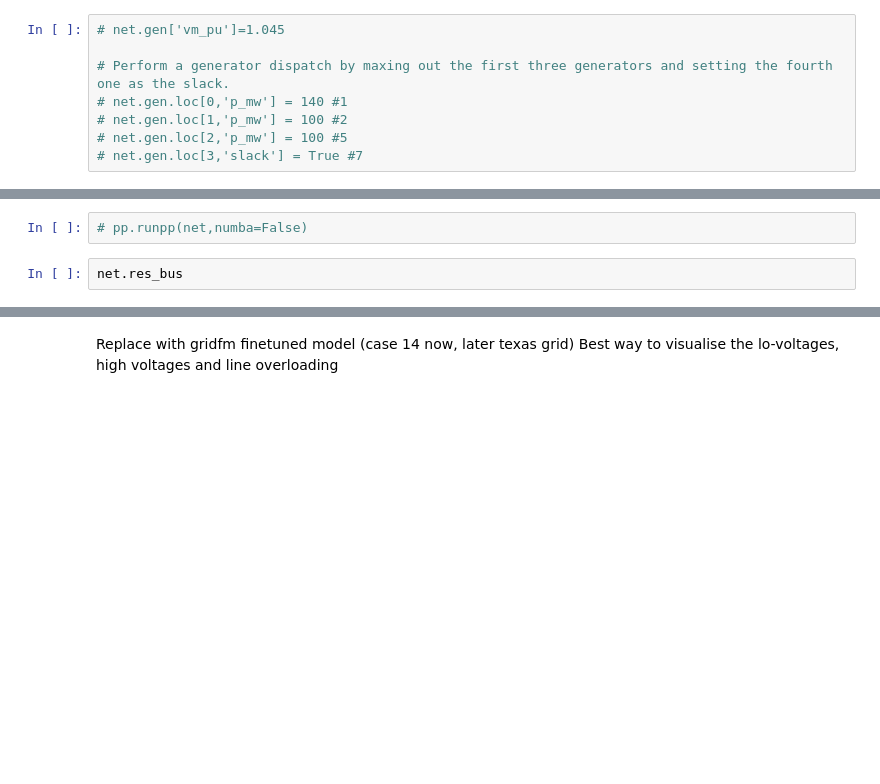
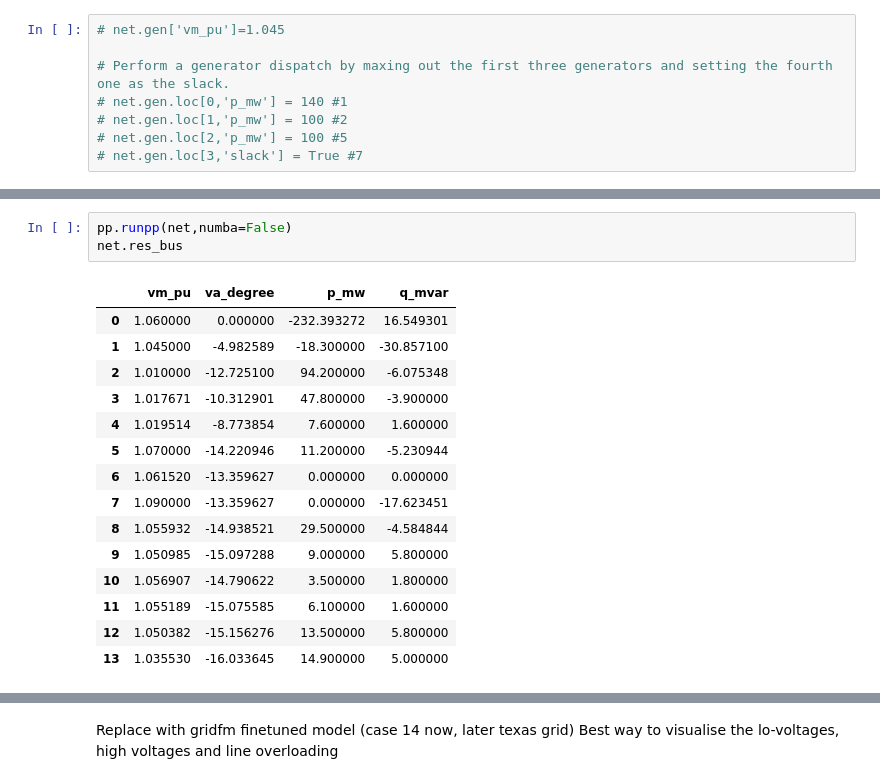
Before and after one commit to HHamann-SBU/GridSearch, a Jupyter notebook: notebooks/GridSearchSri3.ipynb, the cells around one changed output, grey strips where cells are left out. Cells and saved outputs as stored; diff of their text form; blank space fills up the shorter version.

```diff
--- a/notebooks/GridSearchSri3.ipynb
+++ b/notebooks/GridSearchSri3.ipynb
@@ -85,7 +103,22 @@ net.load
 # %%
-# pp.runpp(net,numba=False)
+pp.runpp(net,numba=False)
+net.res_bus
+# %% [output]
+|  | vm_pu | va_degree | p_mw | q_mvar |
+| 0 | 1.060000 | 0.000000 | -232.393272 | 16.549301 |
+| 1 | 1.045000 | -4.982589 | -18.300000 | -30.857100 |
+| 2 | 1.010000 | -12.725100 | 94.200000 | -6.075348 |
+| 3 | 1.017671 | -10.312901 | 47.800000 | -3.900000 |
+| 4 | 1.019514 | -8.773854 | 7.600000 | 1.600000 |
+| 5 | 1.070000 | -14.220946 | 11.200000 | -5.230944 |
+| 6 | 1.061520 | -13.359627 | 0.000000 | 0.000000 |
+| 7 | 1.090000 | -13.359627 | 0.000000 | -17.623451 |
+| 8 | 1.055932 | -14.938521 | 29.500000 | -4.584844 |
+| 9 | 1.050985 | -15.097288 | 9.000000 | 5.800000 |
+| 10 | 1.056907 | -14.790622 | 3.500000 | 1.800000 |
+| 11 | 1.055189 | -15.075585 | 6.100000 | 1.600000 |
+| 12 | 1.050382 | -15.156276 | 13.500000 | 5.800000 |
+| 13 | 1.035530 | -16.033645 | 14.900000 | 5.000000 |
-# %%
-net.res_bus
 # %%
 # Real power: gen ?= load + shunt(consumption) + xward + losses + export
 #P_rhs = P_load + max(P_shunt, 0.0) + P_xward + P_loss + P_export
```
Also changed, not shown: parts of 26 cells of this notebook.
